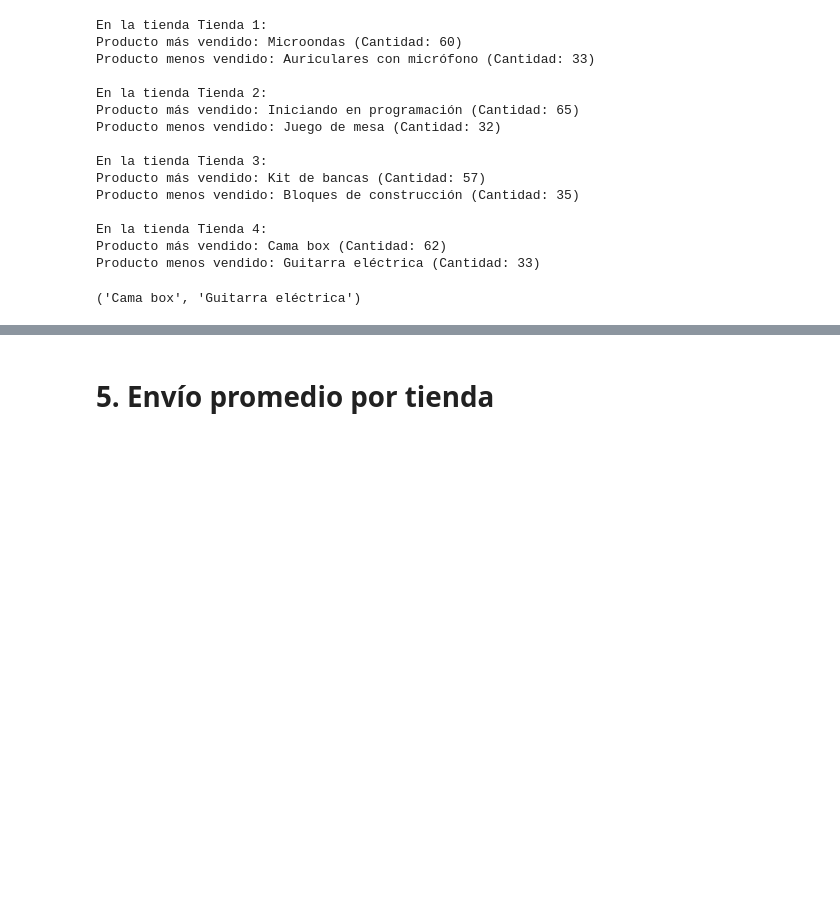
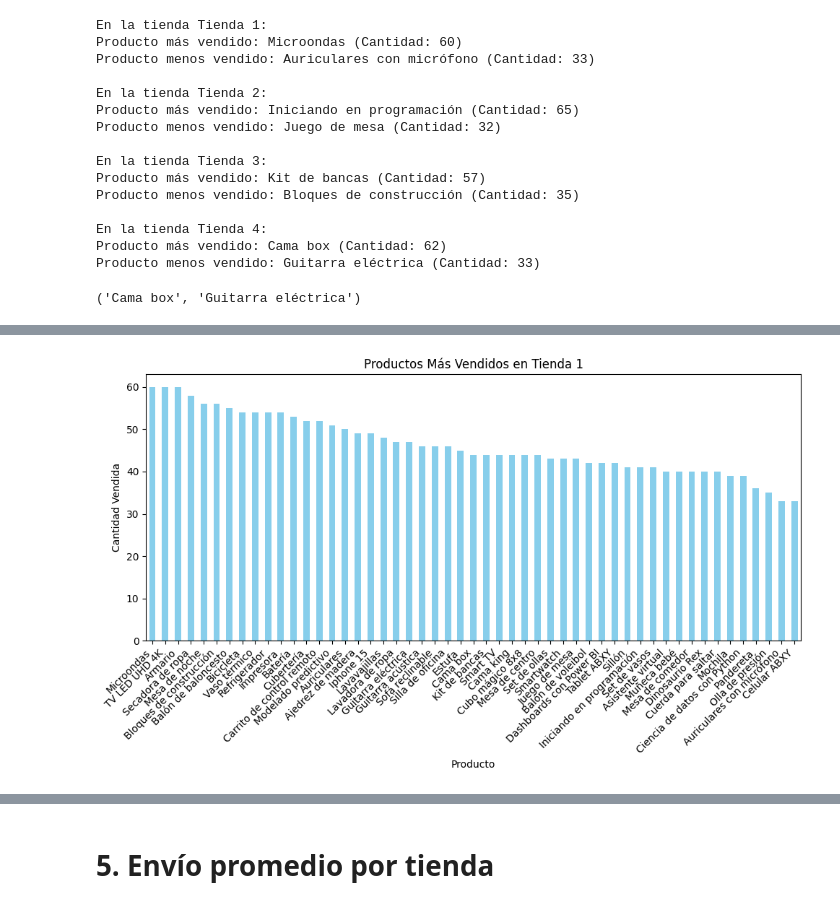
Before and after one commit to Maucho6340/challenge1-data-science-latam, a Jupyter notebook: AluraStoreLatam.ipynb, the cells around one changed output, grey strips where cells are left out. Cells and saved outputs as stored; diff of their text form; code cells hidden in the pictures; blank space fills up the shorter version.

```diff
--- a/AluraStoreLatam.ipynb
+++ b/AluraStoreLatam.ipynb
@@ -171,11 +171,6 @@ tienda3 = pd.read_csv(url_tienda3)
 tienda4 = pd.read_csv(url_tienda4)
 
 def calcular_productos_mas_menos_vendidos(tienda_df, nombre_tienda):
-
-    # Verifica si la columna 'Producto' existe
-    if 'Producto' not in tienda_df.columns:
-        print(f"Error: La columna 'Producto' no existe en el DataFrame de la tienda {nombre_tienda}.")
-        return None, None  # Retorna None para ambos en caso de error
 
     # Agrupa por producto y cuenta las apariciones para inferir la cantidad vendida
     ventas_por_producto = tienda_df['Producto'].value_counts()
@@ -217,3 +212,84 @@ En la tienda Tienda 4:
 Producto más vendido: Cama box (Cantidad: 62)
 Producto menos vendido: Guitarra eléctrica (Cantidad: 33)
 ('Cama box', 'Guitarra eléctrica')
+# %%
+import pandas as pd
+import matplotlib.pyplot as plt
+
+# Cargar los datos de las tiendas desde las URLs
+url_tienda1 = "https://raw.githubusercontent.com/alura-es-cursos/challenge1-data-science-latam/refs/heads/main/base-de-datos-challenge1-latam/tienda_1%20.csv"
+url_tienda2 = "https://raw.githubusercontent.com/alura-es-cursos/challenge1-data-science-latam/refs/heads/main/base-de-datos-challenge1-latam/tienda_2.csv"
+url_tienda3 = "https://raw.githubusercontent.com/alura-es-cursos/challenge1-data-science-latam/refs/heads/main/base-de-datos-challenge1-latam/tienda_3.csv"
+url_tienda4 = "https://raw.githubusercontent.com/alura-es-cursos/challenge1-data-science-latam/refs/heads/main/base-de-datos-challenge1-latam/tienda_4.csv"
+
+tienda1 = pd.read_csv(url_tienda1)
+tienda2 = pd.read_csv(url_tienda2)
+tienda3 = pd.read_csv(url_tienda3)
+tienda4 = pd.read_csv(url_tienda4)
+
+def calcular_productos_mas_menos_vendidos(tienda_df, nombre_tienda):
+    """
+    Calcula los productos más y menos vendidos de una tienda y devuelve las series
+    con el número de ventas por producto.
+
+    Args:
+        tienda_df (pd.DataFrame): DataFrame de la tienda.
+        nombre_tienda (str): Nombre de la tienda.
+
+    Returns:
+        tuple: Dos series de Pandas, la primera con las ventas por producto de
+               forma descendente y la segunda de forma ascendente.
+    """
+    # Agrupa por producto y cuenta las apariciones para inferir la cantidad vendida
+    ventas_por_producto = tienda_df['Producto'].value_counts()
+
+    # Encuentra el producto más vendido
+    producto_mas_vendido = ventas_por_producto.idxmax()
+    cantidad_mas_vendido = ventas_por_producto.max()
+
+    # Encuentra el producto menos vendido
+    producto_menos_vendido = ventas_por_producto.idxmin()
+    cantidad_menos_vendido = ventas_por_producto.min()
+
+    print(f"\nEn la tienda {nombre_tienda}:")
+    print(f"Producto más vendido: {producto_mas_vendido} (Cantidad: {cantidad_mas_vendido})")
+    print(f"Producto menos vendido: {producto_menos_vendido} (Cantidad: {cantidad_menos_vendido})")
+
+    return ventas_por_producto.sort_values(ascending=False), ventas_por_producto.sort_values(ascending=True)
+
+
+# Calcular los productos más y menos vendidos para cada tienda
+ventas_tienda1_desc, ventas_tienda1_asc = calcular_productos_mas_menos_vendidos(tienda1, "Tienda 1")
+ventas_tienda2_desc, ventas_tienda2_asc = calcular_productos_mas_menos_vendidos(tienda2, "Tienda 2")
+ventas_tienda3_desc, ventas_tienda3_asc = calcular_productos_mas_menos_vendidos(tienda3, "Tienda 3")
+ventas_tienda4_desc, ventas_tienda4_asc = calcular_productos_mas_menos_vendidos(tienda4, "Tienda 4")
+
+# Crear gráficos de barras y líneas para cada tienda
+tiendas = [
+    ("Tienda 1", ventas_tienda1_desc),
+    ("Tienda 2", ventas_tienda2_desc),
+    ("Tienda 3", ventas_tienda3_desc),
+    ("Tienda 4", ventas_tienda4_desc),
+]
+
+for nombre_tienda, ventas_producto in tiendas:
+    # Gráfico de barras
+    plt.figure(figsize=(10, 6))
+    ventas_producto.plot(kind='bar', color='skyblue')
+    plt.title(f'Productos Más Vendidos en {nombre_tienda}')
+    plt.xlabel('Producto')
+    plt.ylabel('Cantidad Vendida')
+    plt.xticks(rotation=45, ha='right')
+    plt.tight_layout()
+    plt.show()
+
+    # Gráfico de líneas
+    plt.figure(figsize=(10, 6))
+    ventas_producto.plot(kind='line', marker='o', color='green')
+    plt.title(f'Productos Más Vendidos en {nombre_tienda} (Línea)')
+    plt.xlabel('Producto')
+    plt.ylabel('Cantidad Vendida')
+    plt.xticks(rotation=45, ha='right')
+    plt.tight_layout()
+    plt.show()
+# %% [output]
@@ -219,0 +311 @@ Producto menos vendido: Guitarra eléctrica (Cantidad: 33)
+[figure, added]
```
Also changed, not shown: parts of 7 cells of this notebook.
